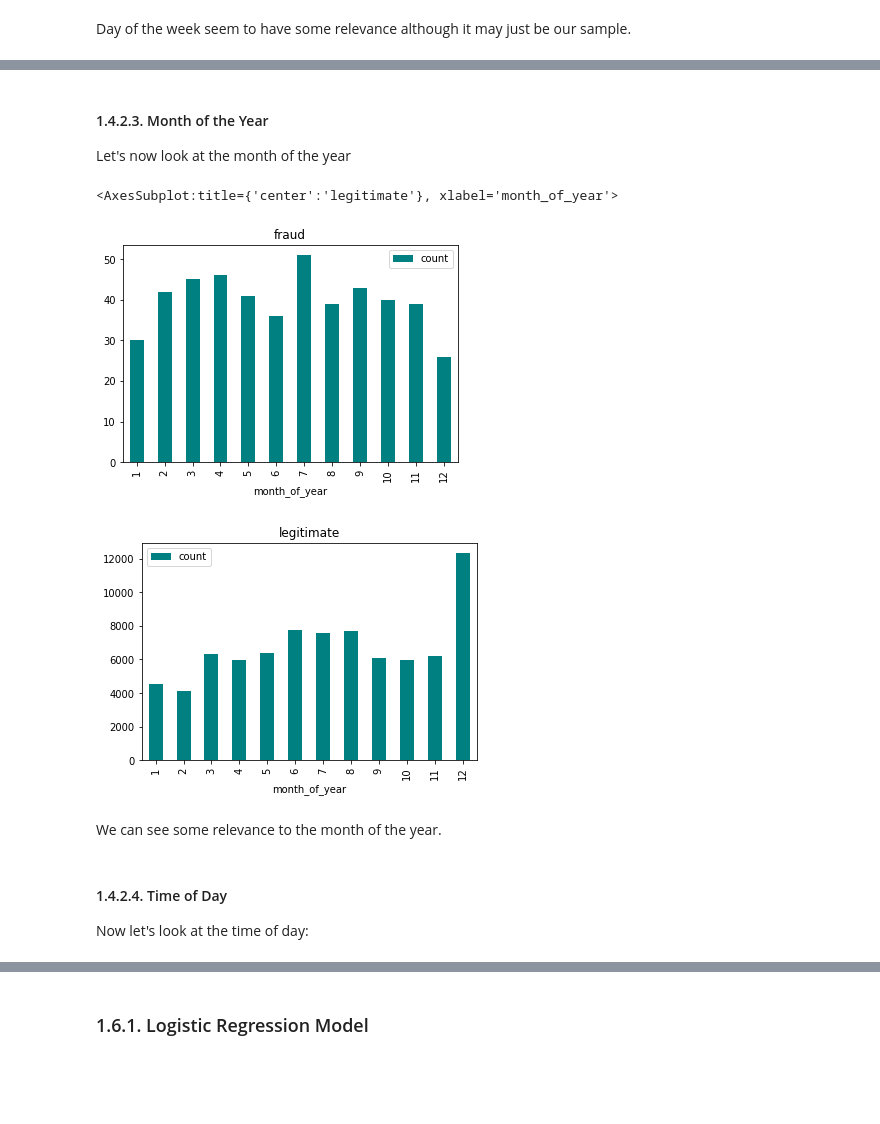
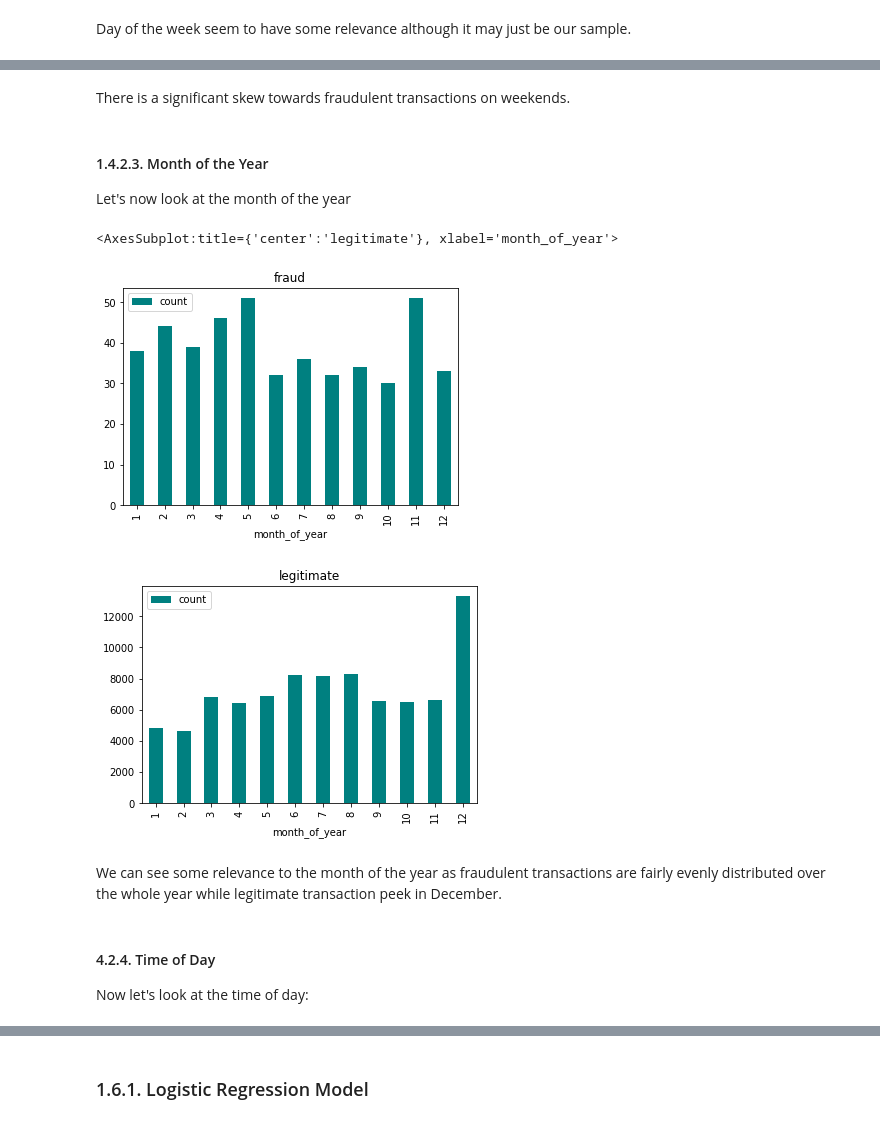
Before and after one commit to oracle-samples/oci-data-science-ai-samples, a Jupyter notebook: labs/dataflow_in_ds_fraud_detection/Credit Card Fraud detection example.ipynb, the cells around one changed output, grey strips where cells are left out. Cells and saved outputs as stored; diff of their text form; code cells hidden in the pictures; blank space fills up the shorter version.

```diff
--- a/labs/dataflow_in_ds_fraud_detection/Credit Card Fraud detection example.ipynb
+++ b/labs/dataflow_in_ds_fraud_detection/Credit Card Fraud detection example.ipynb
@@ -546,0 +158,11 @@ cc_df_sample.filter(col('is_fraud') == 0)\
+# %%
+# home folder
+home_folder = '~/'
+# Object Storage tenancy namespace
+tenancy_namespace = '<namespace>'
+# Data bucket name, where the data will be stored
+data_bucket_name = '<bucket_name>'
+# code bucket name, where the Data Flow code will be stored
+code_bucket_name = '<bucket_name>'
+# logs bucket name, where Data Flow log files will be sent
+logs_bucket_name = '<bucket_name>'
@@ -546,0 +301,3 @@ cc_df_sample.filter(col('is_fraud') == 0)\
+# %%
+data_folder = os.path.join(os.path.expanduser(home_folder), 'Sparkov_Data_Generation/data/')
+file_pattern = 'training set/medium/*male*.csv'
@@ -546,0 +352,6 @@ cc_df_sample.filter(col('is_fraud') == 0)\
+# %%
+sc = get_spark_session(app_name="CC_Fraud_Detection")
+
+sc.conf.set("spark.sql.legacy.timeParserPolicy", "LEGACY")
+sc.conf.set("spark.sql.debug.maxToStringFields", 1000)
+df = sc.read.option("delimiter", "|").csv(data_folder + file_pattern, header=True, inferSchema=True)
@@ -546,0 +403,2 @@ cc_df_sample.filter(col('is_fraud') == 0)\
+# %%
+df_sample = df.sample(False, 0.05)
@@ -570,34 +573,36 @@ cc_df_sample.filter(col('is_fraud') == 0)\
 [figure]
+# %% [markdown]
+There is a significant skew towards fraudulent transactions on weekends.
 # %% [markdown]
 <a id="month_of_year"></a>
 #### 1.4.2.3. Month of the Year
 
 Let's now look at the month of the year
 # %%
-cc_df_sample.filter(col('is_fraud') == 1)\
+df_sample.filter(col('is_fraud') == 1)\
     .withColumn('month_of_year', month(col('trans_date')))\
     .select('month_of_year')\
     .groupBy('month_of_year')\
     .count()\
     .sort('month_of_year')\
     .toPandas().plot.bar(y='count', x='month_of_year', title='fraud')
 
-cc_df_sample.filter(col('is_fraud') == 0)\
+df_sample.filter(col('is_fraud') == 0)\
     .withColumn('month_of_year', month(col('trans_date')))\
     .select('month_of_year')\
     .groupBy('month_of_year')\
     .count()\
     .sort('month_of_year')\
     .toPandas().plot.bar(y='count', x='month_of_year', title='legitimate')
 # %% [output]
 <AxesSubplot:title={'center':'legitimate'}, xlabel='month_of_year'>
-[figure, old version]
+[figure, new version]
-[figure, old version]
+[figure, new version]
 # %% [markdown]
-We can see some relevance to the month of the year.
+We can see some relevance to the month of the year as fraudulent transactions are fairly evenly distributed over the whole year while legitimate transaction peek in December.
 # %% [markdown]
 <a id="time_of_day"></a>
-#### 1.4.2.4. Time of Day
+#### 4.2.4. Time of Day
 
 Now let's look at the time of day:
 # %%
```
Also changed, not shown: parts of 260 cells of this notebook.
